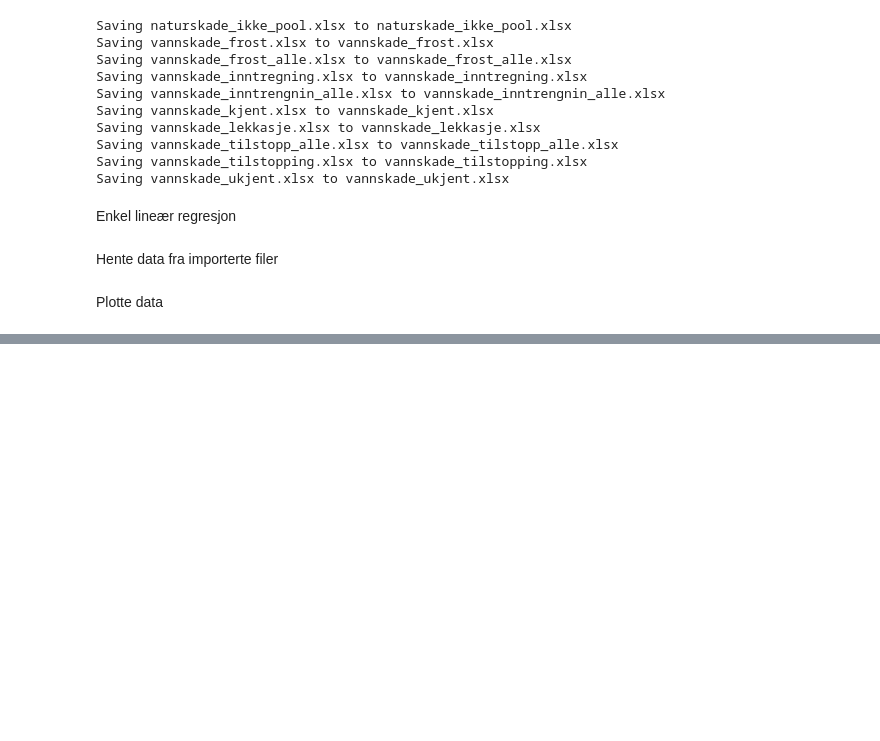
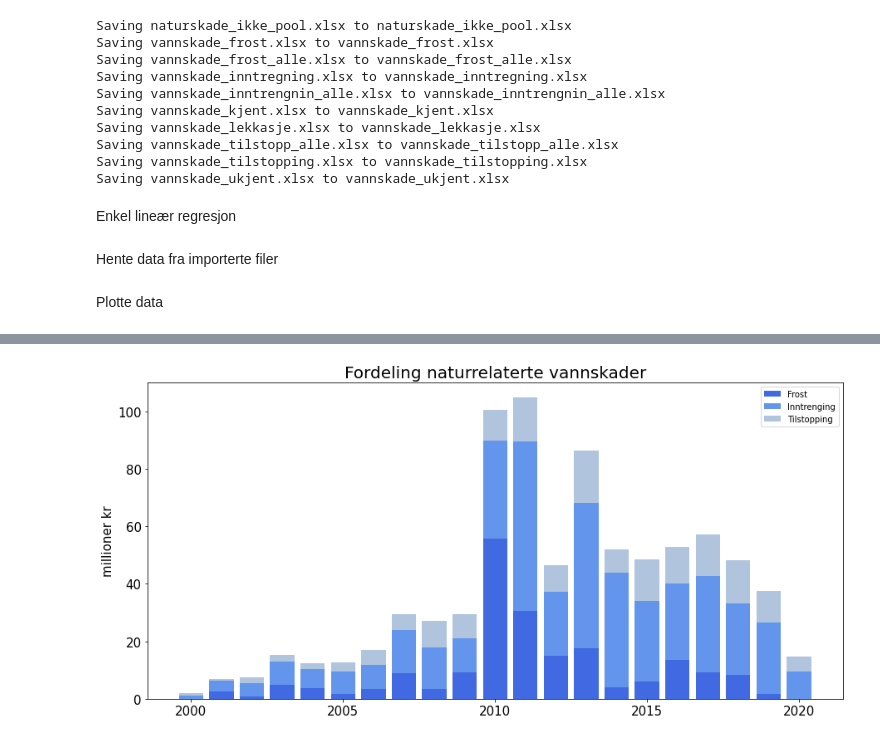
Before and after one commit to eirikngard/Eika, a Jupyter notebook: vannskade2.ipynb, the cells around one changed output, grey strips where cells are left out. Cells and saved outputs as stored; diff of their text form; code cells hidden in the pictures; blank space fills up the shorter version.

```diff
--- a/vannskade2.ipynb
+++ b/vannskade2.ipynb
@@ -87,0 +124,17 @@ UnboundLocalError: ignored
+# %%
+fig, ax = plt.subplots(figsize=(15, 7))
+names = ['år','mnd','skade']
+frost = pd.read_excel('vannskade_frost.xlsx',header=None,skiprows=3,names=names)
+bar=ax.bar(år[:-9], new_frost,color='royalblue', label='Frost')
+bar=ax.bar(år[:-9], new_inn,bottom=new_frost,color='cornflowerblue', label='Inntrenging')
+bar=ax.bar(år[:-9], new_til, bottom= new_frost+new_inn,color='lightsteelblue', label='Tilstopping')
+ax.tick_params(axis='both',labelsize=15)
+ax.set_ylabel('millioner kr', size=15)
+ax.set_title('Fordeling naturrelaterte vannskader', size=20)
+ax.legend();
+
+#plt.savefig(\"vannskade_hist.png\",bbox_inches = 'tight')\n",
+#files.download(\"vannskade_hist.png\")\n",
+plt.show()
+# %% [output]
+[figure, added]
```
Also changed, not shown: parts of 8 cells of this notebook.
